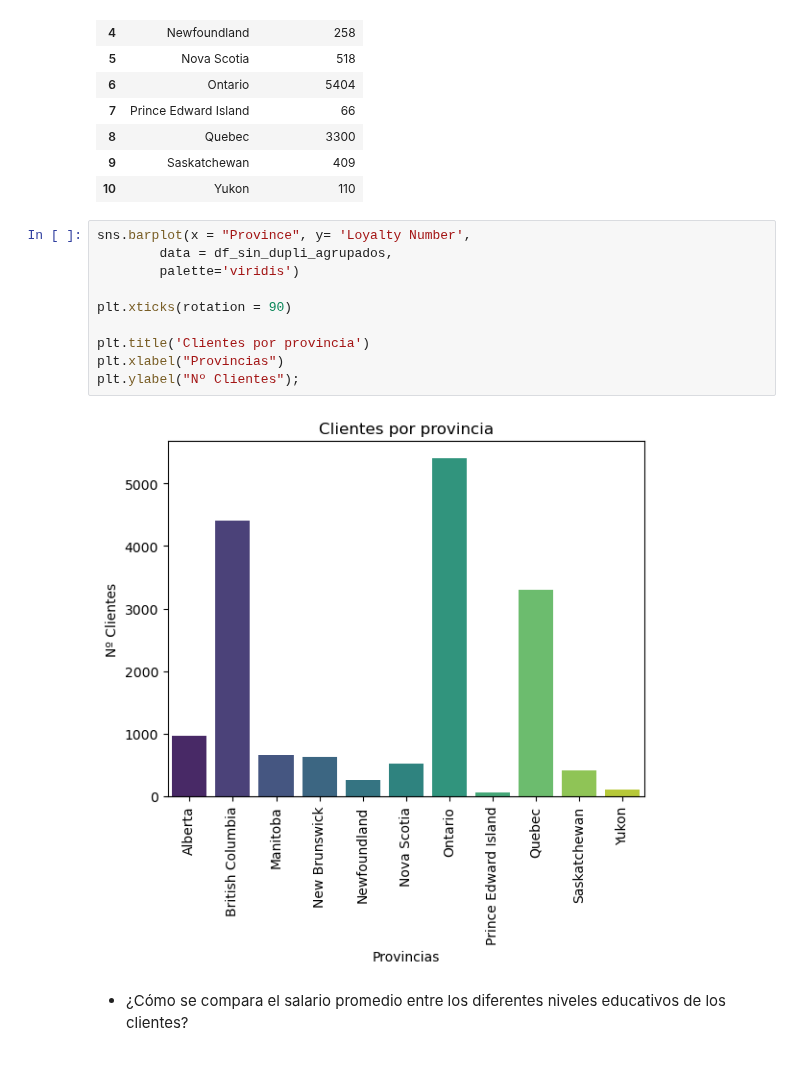
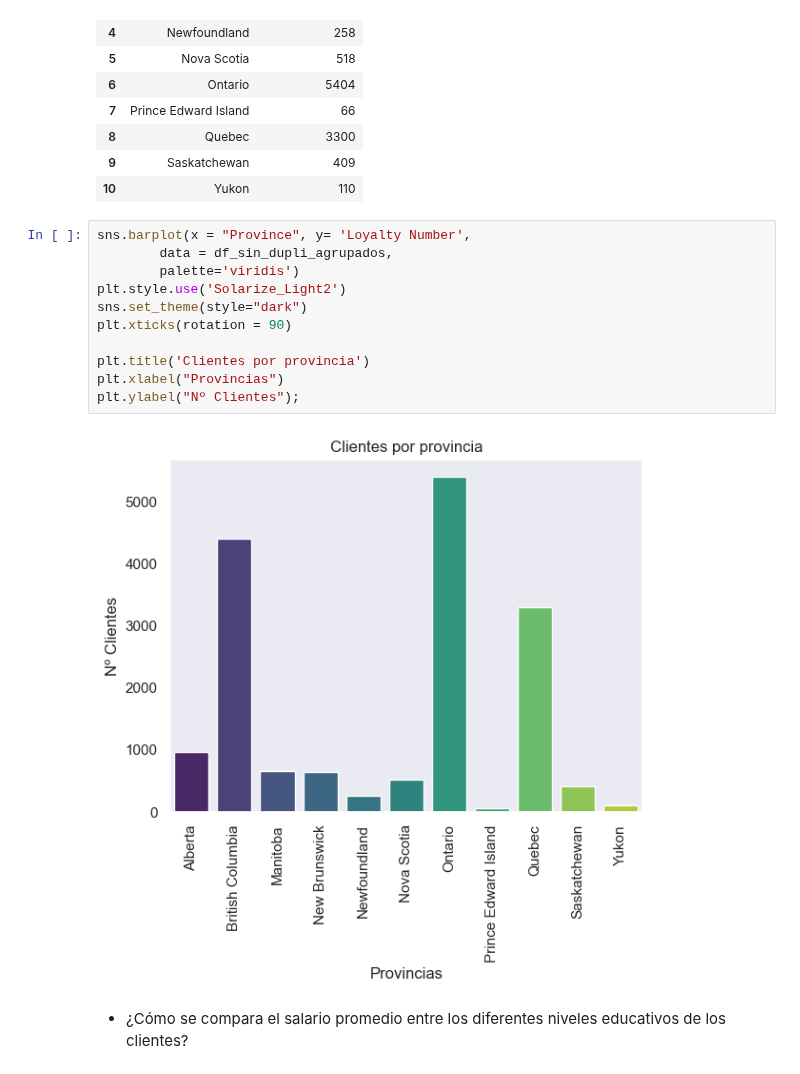
Before and after one commit to AnabellaFontana/FidelizacionEmpleados-EDA-Nulos-Visualizaciones, a Jupyter notebook: evaluacion_final.ipynb, the cells around one changed output. Drawn from its saved outputs; the diff is of its cells as text.

```diff
--- a/evaluacion_final.ipynb
+++ b/evaluacion_final.ipynb
@@ -434,15 +434,16 @@ df_sin_dupli_agrupados
 # %%
 sns.barplot(x = "Province", y= 'Loyalty Number',
         data = df_sin_dupli_agrupados,
         palette='viridis')
-
+plt.style.use('Solarize_Light2')
+sns.set_theme(style="dark")
 plt.xticks(rotation = 90)
 
 plt.title('Clientes por provincia')
 plt.xlabel("Provincias")
 plt.ylabel("Nº Clientes");
 # %% [output]
-[figure, old version]
+[figure, new version]
 # %% [markdown]
 - ¿Cómo se compara el salario promedio entre los diferentes niveles educativos de los clientes?
 # %%
```
Also changed, not shown: parts of 6 cells of this notebook, 1 other file.
